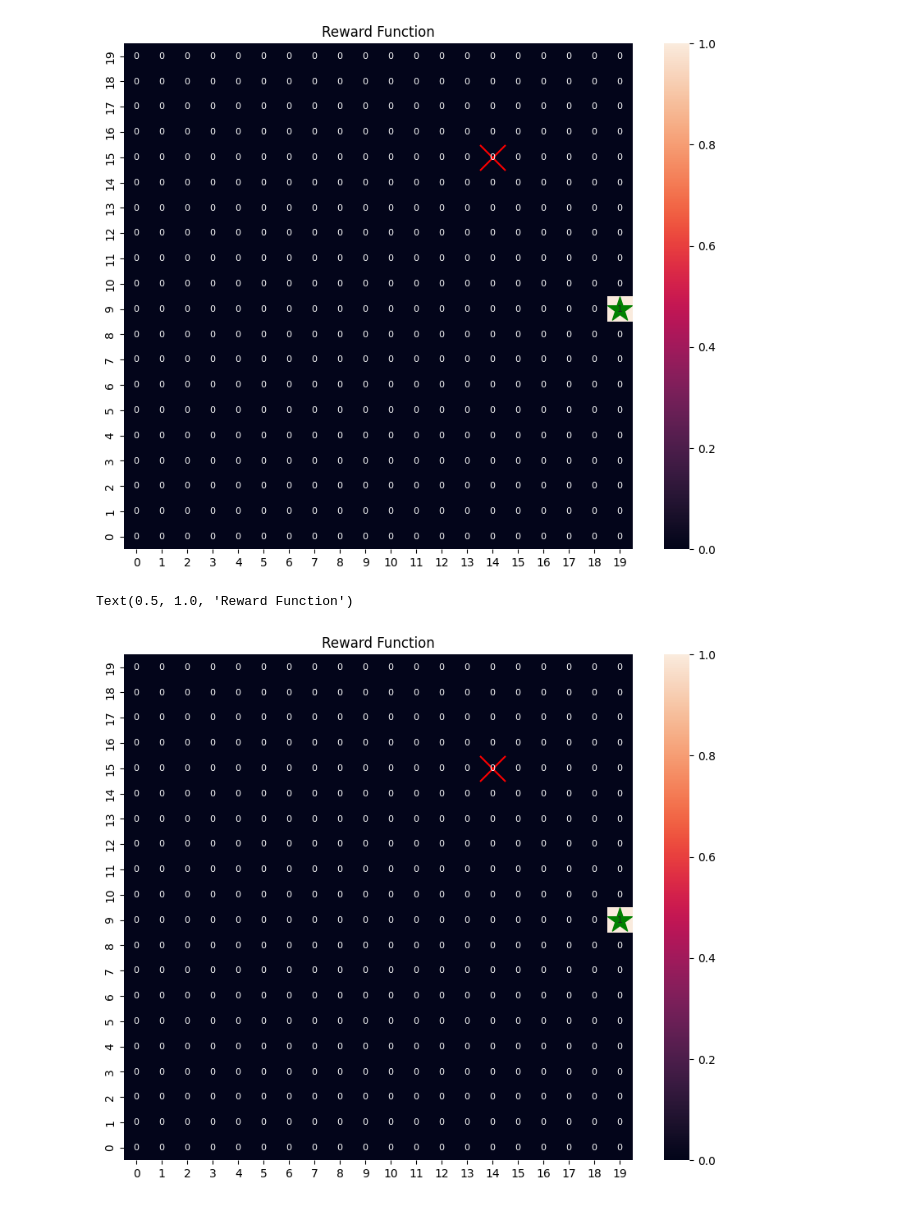
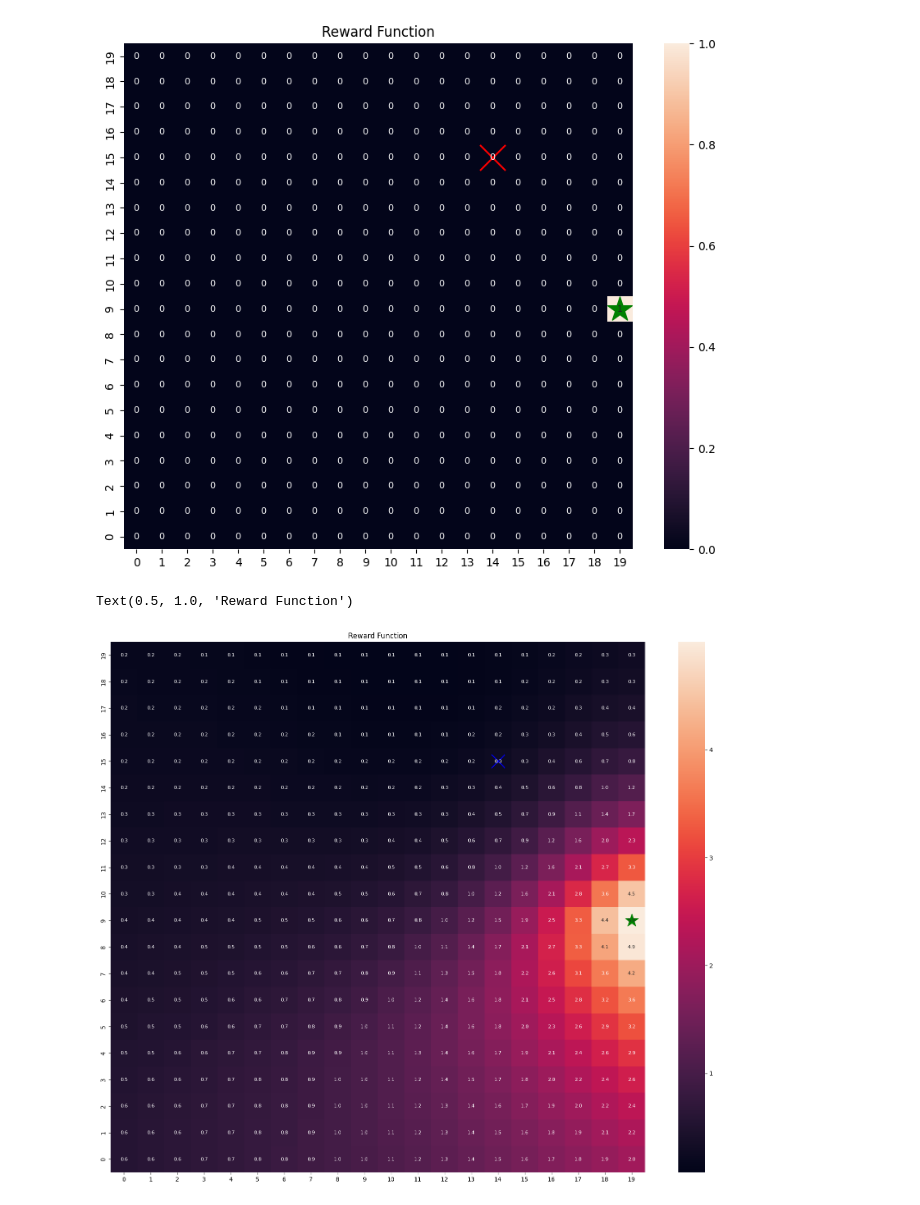
Before and after one commit to QingmuDeng/AA203-Homework, a Jupyter notebook: HW3/Value_Iter.ipynb, the cells around one changed output. Cells and saved outputs as stored; diff of their text form; code cells hidden in the pictures.

```diff
--- a/HW3/Value_Iter.ipynb
+++ b/HW3/Value_Iter.ipynb
@@ -86,6 +103,6 @@ sns.histplot(np.random.randint(0, 4,10000))
 # %%
 x0 = np.array([0, 0])
-list_a = [0, 1]*30
+list_a = [0]*30
 
 x_trj = np.zeros((len(list_a)+1, x0.shape[0]), dtype=int)
 x_trj[0] = x0
@@ -107,11 +126,11 @@ Text(0.5, 1.0, 'Storm Influence')
 # %%
-R_grid = np.zeros((n, n))
+R_grid = np.zeros((ny, nx))
 R_grid[*x_goal] = 1
-R_grid = R_grid.T # the indices need to be transposed because moving to the right is actually moving through columns
+# R_grid = R_grid.T # the indices need to be transposed because moving to the right is actually moving through columns
 fig, ax = plt.subplots(figsize=(10,8))
 sns.heatmap(R_grid, annot=True, annot_kws={'fontsize':8}, ax=ax)
-ax.scatter(x_goal[0]+0.5,x_goal[1]+0.5,s=500,c='g', marker='*', label='Goal')
-ax.scatter(x_eye[0]+0.5,x_eye[1]+0.5,s=500,c='r', marker='x', label='Storm Eye')
+ax.scatter(x_goal[1]+0.5,x_goal[0]+0.5,s=500,c='g', marker='*', label='Goal')
+ax.scatter(x_eye[1]+0.5,x_eye[0]+0.5,s=500,c='r', marker='x', label='Storm Eye')
 # ax.plot(x_trj[:,0]+0.5, x_trj[:,1]+0.5, linewidth=8)
 ax.invert_yaxis()
 ax.set_title('Reward Function')
@@ -120,18 +139,62 @@ Text(0.5, 1.0, 'Reward Function')
 [figure]
 # %%
 V_grid = np.zeros(R_grid.shape)
+V_grid_next = np.zeros(R_grid.shape)
 
-for i in range(V_grid.shape[0]):
-    for j in range(V_grid.shape[1]):
-        V_grid[i, j] = R_grid[i, j] #+ V_grid
+num_iter = 500
+for _ in range(num_iter):
 
-fig, ax = plt.subplots(figsize=(10,8))
-sns.heatmap(V_grid, annot=True, annot_kws={'fontsize':8}, ax=ax)
-ax.scatter(x_goal[0]+0.5,x_goal[1]+0.5,s=500,c='g', marker='*', label='Goal')
-ax.scatter(x_eye[0]+0.5,x_eye[1]+0.5,s=500,c='r', marker='x', label='Storm Eye')
+    V_grid = V_grid_next.copy()
+
+    V_grid_next = np.zeros(R_grid.shape)
+
+    # One iteration of grid update
+    for y in range(V_grid.shape[0]):
+        for x in range(V_grid.shape[1]):
+
+            list_V = []
+
+            x_neighbors = [action_dynamics(np.array([y, x]), a) for a in act]
+
+            for a in act:
+
+                # update for center locations
+                x_next = action_dynamics(np.array([y, x]), a)
+
+                R_plus_V = R_grid[*x_next] + γ * V_grid[*x_next]
+
+                prob = (1 - ω_grid[y, x])
+
+                sum_val = prob * R_plus_V
+
+                # Account for random movement values
+                for x_ngbr in x_neighbors:
+                    R_plus_V = R_grid[*x_ngbr] + γ * V_grid[*x_ngbr]
+
+                    # equal probability for each of the neighbors based on the current position
+                    prob = ω_grid[y, x] / 4
+
+                    sum_val += prob * R_plus_V
+
+
+                list_V.append(sum_val)
+                # print(sum_val)
+                # break
+            V_grid_next[y, x] = max(list_V)
+
+    if np.max(np.abs(V_grid_next - V_grid)) < 1e-6:
+        break
+
+
+
+
+fig, ax = plt.subplots(figsize=(20,16))
+sns.heatmap(V_grid_next, annot=True, annot_kws={'fontsize':8}, ax=ax, fmt='.1f')
+ax.scatter(x_goal[1]+0.5,x_goal[0]+0.5,s=500,c='g', marker='*', label='Goal')
+ax.scatter(x_eye[1]+0.5,x_eye[0]+0.5,s=500,c='b', marker='x', label='Storm Eye')
 # ax.plot(x_trj[:,0]+0.5, x_trj[:,1]+0.5, linewidth=8)
 ax.invert_yaxis()
 ax.set_title('Reward Function')
 # %% [output]
 Text(0.5, 1.0, 'Reward Function')
-[figure, old version]
+[figure, new version]
```
Also changed, not shown: parts of 14 cells of this notebook, 1 other file.
